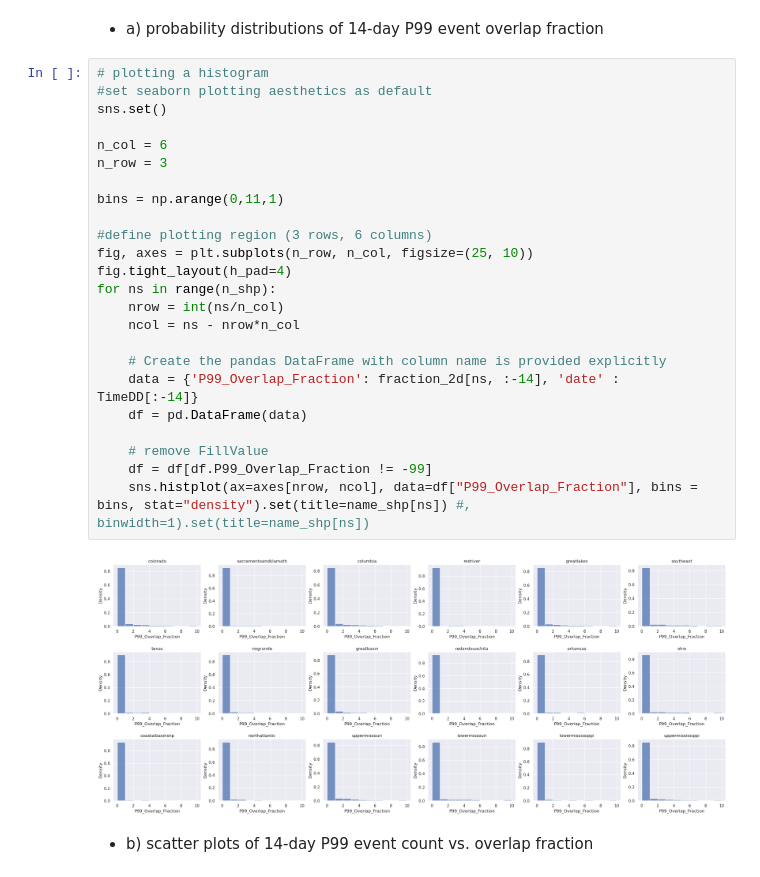
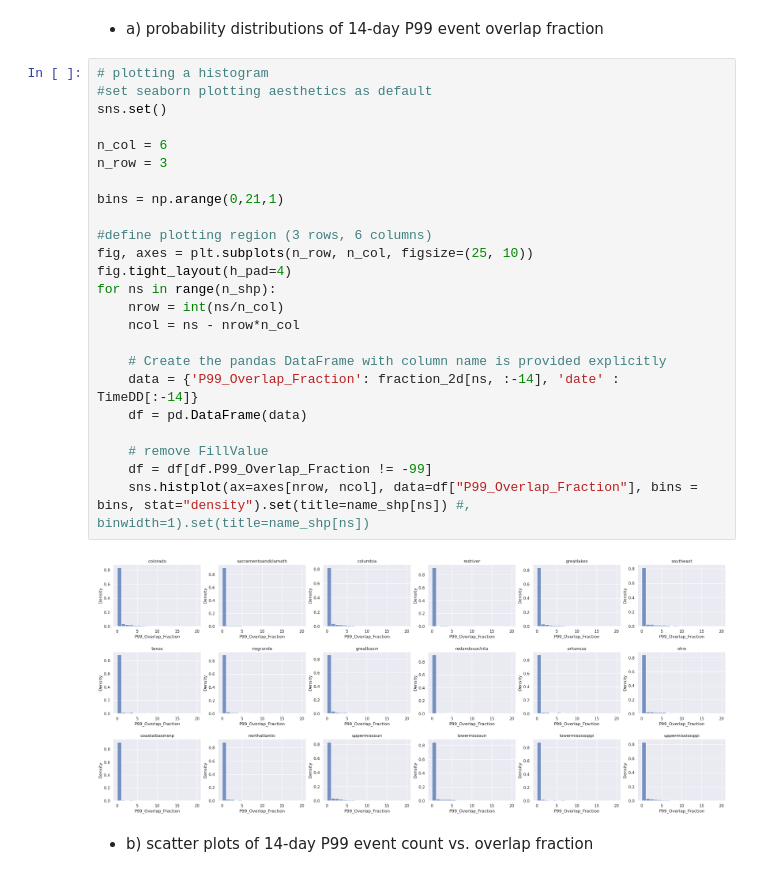
Before and after one commit to ming80302/COEXIST, a Jupyter notebook: obj_overlap_new.ipynb, the cells around one changed output. Drawn from its saved outputs; the diff is of its cells as text.

```diff
--- a/obj_overlap_new.ipynb
+++ b/obj_overlap_new.ipynb
@@ -354,29 +354,29 @@ Wall time: 3min 32s
 # %%
 # plotting a histogram
 #set seaborn plotting aesthetics as default
 sns.set()
 
 n_col = 6
 n_row = 3
 
-bins = np.arange(0,11,1)
+bins = np.arange(0,21,1)
 
 #define plotting region (3 rows, 6 columns)
 fig, axes = plt.subplots(n_row, n_col, figsize=(25, 10))
 fig.tight_layout(h_pad=4)
 for ns in range(n_shp):
     nrow = int(ns/n_col)
     ncol = ns - nrow*n_col
 
     # Create the pandas DataFrame with column name is provided explicitly
     data = {'P99_Overlap_Fraction': fraction_2d[ns, :-14], 'date' : TimeDD[:-14]}
     df = pd.DataFrame(data)
 
     # remove FillValue
     df = df[df.P99_Overlap_Fraction != -99]
     sns.histplot(ax=axes[nrow, ncol], data=df["P99_Overlap_Fraction"], bins = bins, stat="density").set(title=name_shp[ns]) #, binwidth=1).set(title=name_shp[ns])
 # %% [output]
-[figure, old version]
+[figure, new version]
 # %% [markdown]
 - b) scatter plots of 14-day P99 event count vs. overlap fraction
 # %%
```
Also changed, not shown: parts of 4 cells of this notebook.
